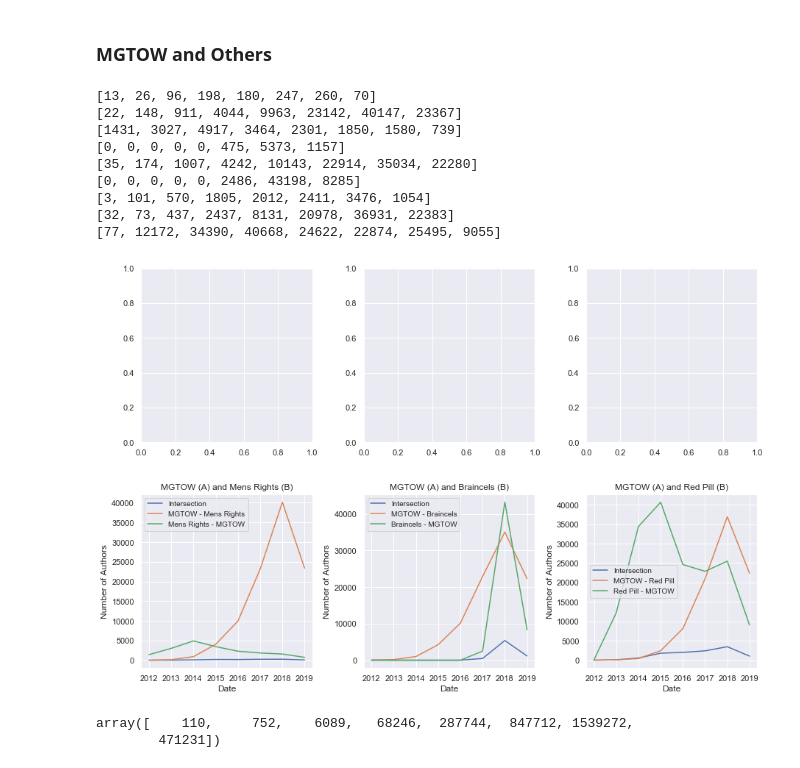
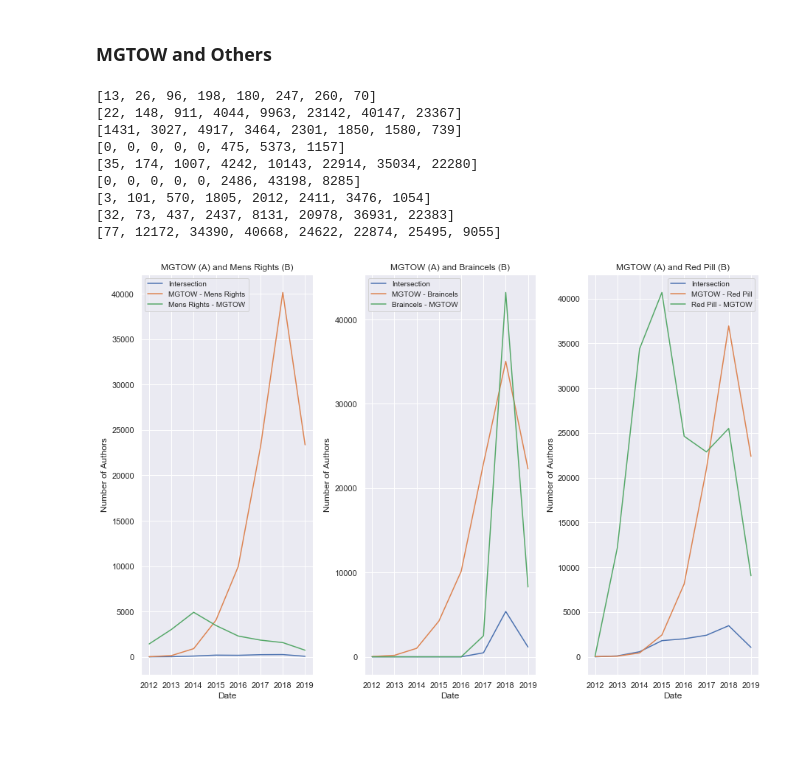
Before and after one commit to EmanuelHappy/Data-Science, a Jupyter notebook: _PushshiftReddit/Timeline-Authors.ipynb, the cells around one changed output. Cells and saved outputs as stored; diff of their text form; code cells hidden in the pictures; blank space fills up the shorter version.

```diff
--- a/_PushshiftReddit/Timeline-Authors.ipynb
+++ b/_PushshiftReddit/Timeline-Authors.ipynb
@@ -175,27 +173,27 @@ reddits = ['Mens Rights', 'Braincels', 'Red Pill']
 sns.set()
 # %%
 c = 0
-fig, axs = plt.subplots(nrows=2, ncols=3, figsize=(15, 10))
+fig, axs = plt.subplots(ncols=3, figsize=(15, 10))
 fig.subplots_adjust(wspace=0.3, hspace=0.3)
 for df in [MR_df, Braincels_df, Red_Pill_df]:
     inter, A_B, B_A = comparing_subreddits(MGTOW_df, df, years)
     sns.set_context("notebook")
-    axs[1, c].plot(years, inter)
-    axs[1, c].plot(years, A_B)
-    axs[1, c].plot(years, B_A)
-    axs[1, c].legend(['Intersection', f'MGTOW - {reddits[c]}', f'{reddits[c]} - MGTOW'], fontsize=10)
-    axs[1, c].set_title(f"MGTOW (A) and {reddits[c]} (B)")
-    axs[1, c].set_xlabel("Date")
-    axs[1, c].set_ylabel("Number of Authors")
+    axs[c].plot(years, inter)
+    axs[c].plot(years, A_B)
+    axs[c].plot(years, B_A)
+    axs[c].legend(['Intersection', f'MGTOW - {reddits[c]}', f'{reddits[c]} - MGTOW'], fontsize=10)
+    axs[c].set_title(f"MGTOW (A) and {reddits[c]} (B)")
+    axs[c].set_xlabel("Date")
+    axs[c].set_ylabel("Number of Authors")
     c+=1
 # %% [output]
 [13, 26, 96, 198, 180, 247, 260, 70]
 [22, 148, 911, 4044, 9963, 23142, 40147, 23367]
 [1431, 3027, 4917, 3464, 2301, 1850, 1580, 739]
 [0, 0, 0, 0, 0, 475, 5373, 1157]
 [35, 174, 1007, 4242, 10143, 22914, 35034, 22280]
 [0, 0, 0, 0, 0, 2486, 43198, 8285]
 [3, 101, 570, 1805, 2012, 2411, 3476, 1054]
 [32, 73, 437, 2437, 8131, 20978, 36931, 22383]
 [77, 12172, 34390, 40668, 24622, 22874, 25495, 9055]
-[figure, old version]
+[figure, new version]
@@ -206,5 +199,0 @@ a = MGTOW_df.groupby('time')['num'].sum()
-# %%
-a.values
-# %% [output]
-array([    110,     752,    6089,   68246,  287744,  847712, 1539272,
-        471231])
```
Also changed, not shown: parts of 3 cells of this notebook, 1 other file.
